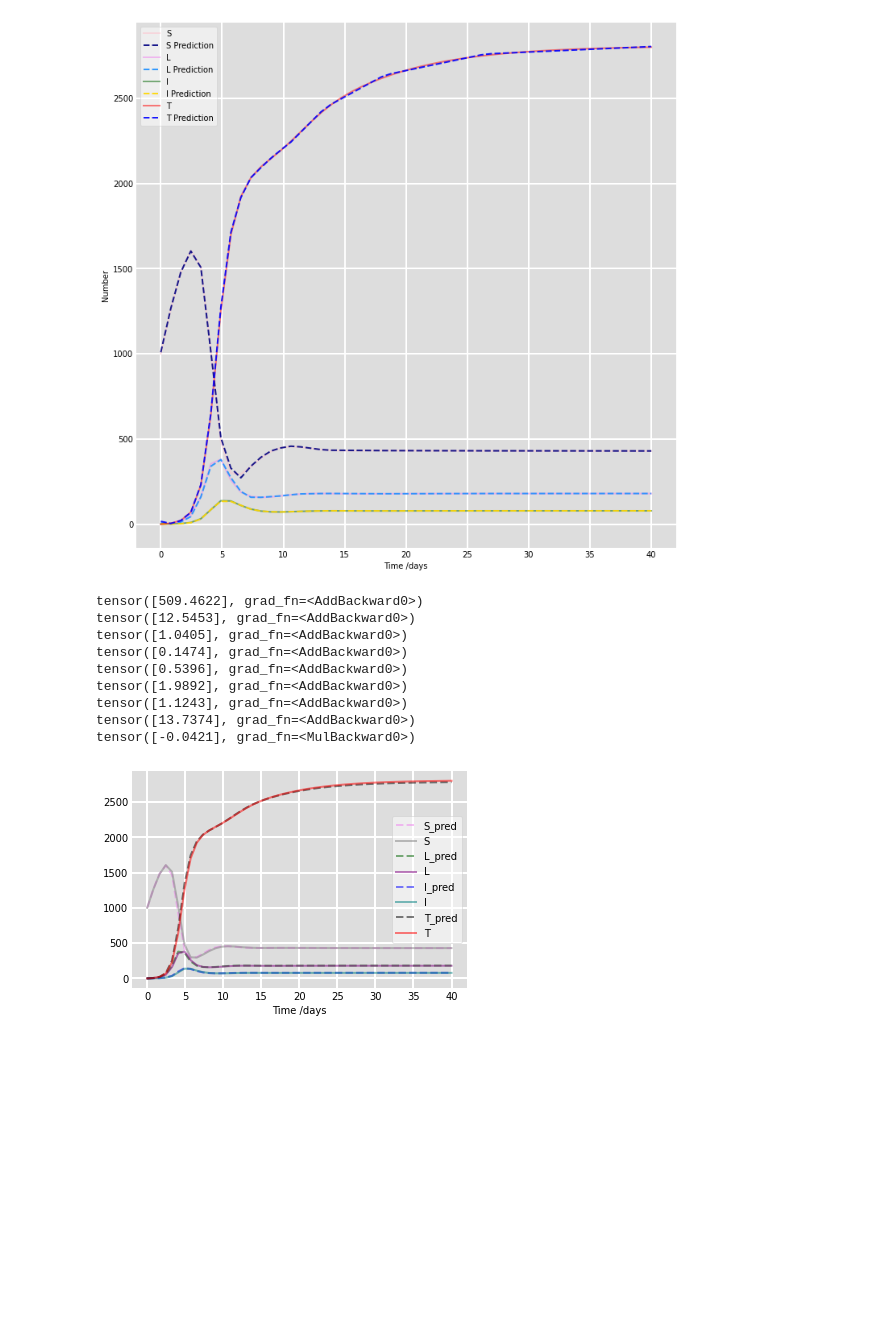
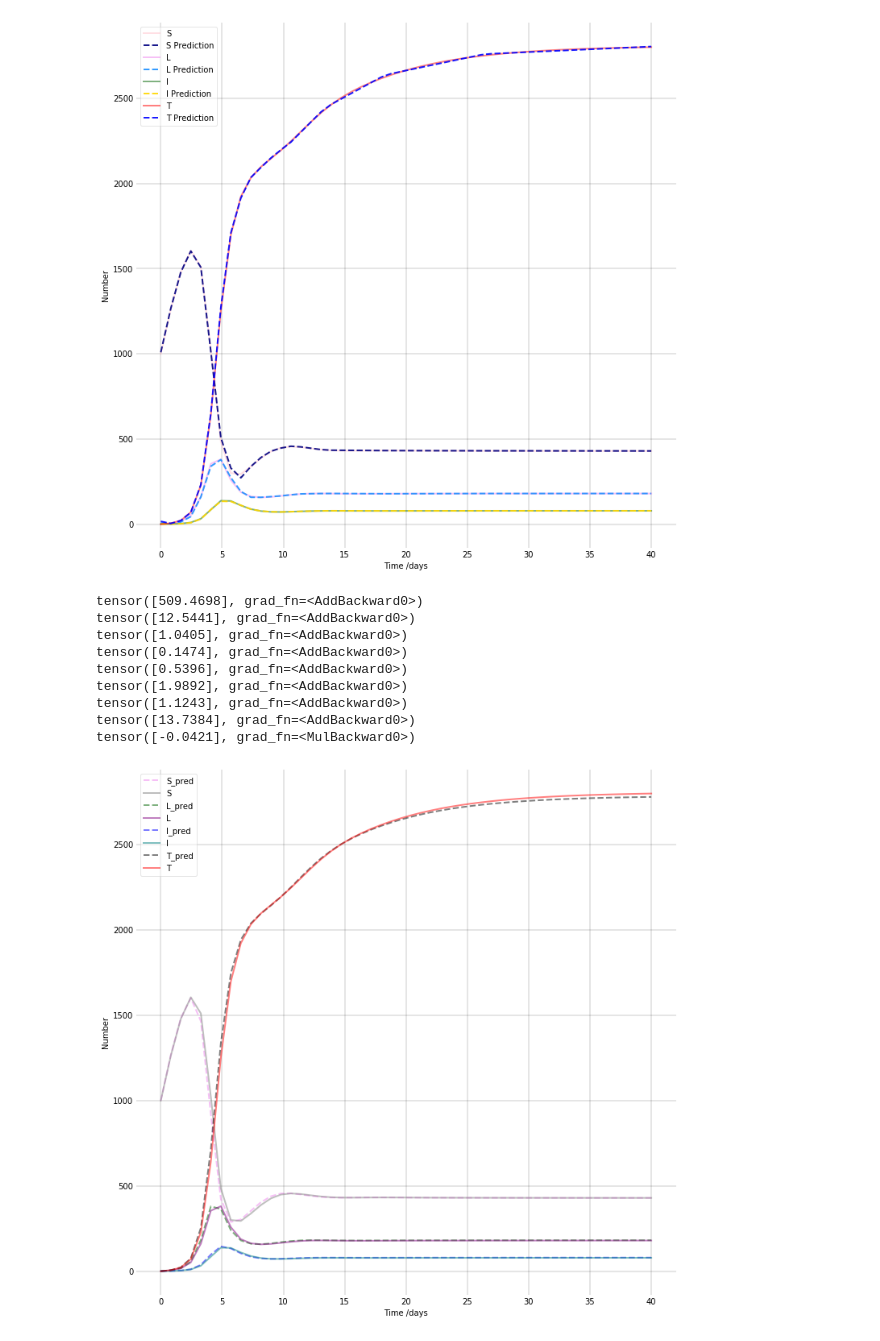
Before and after one commit to Shaier/DINN, a Jupyter notebook: Diseases/tuberculosis/tuberculosis.ipynb, the cells around one changed output. Cells and saved outputs as stored; diff of their text form; code cells hidden in the pictures; blank space fills up the shorter version.

Commit message:
cleaned plots

```diff
--- a/Diseases/tuberculosis/tuberculosis.ipynb
+++ b/Diseases/tuberculosis/tuberculosis.ipynb
@@ -31,7 +31,7 @@ class DINN(nn.Module):
         self.N = torch.tensor(1001)
 
         self.losses = [] #keep the losses
-        self.save = 3 #which file to save to
+        self.save = 2 #which file to save to
 
         #learnable parameters
         self.delta_tilda  = torch.nn.Parameter(torch.rand(1, requires_grad=True)) #torch.tensor(500)
@@ -226,7 +226,7 @@ class DINN(nn.Module):
           print('\nEpoch ', epoch)
 
         #loss + model parameters update
-        if epoch % 4000 == 0:
+        if epoch % 4000 == 9999:
           #checkpoint save every 1000 epochs if the loss is lower
           print('\nSaving model... Loss is: ', loss)
           torch.save({
@@ -270,14 +270,14 @@ scheduler = torch.optim.lr_scheduler.CyclicLR(dinn.optimizer, base_lr=1e-7, max_
 dinn.scheduler = scheduler
 
 try:
-  S_pred_list, L_pred_list, I_pred_list, T_pred_list = dinn.train(10000000) #train
+  S_pred_list, L_pred_list, I_pred_list, T_pred_list = dinn.train(1) #train
 except EOFError:
   if dinn.save == 2:
     dinn.save = 3
-    S_pred_list, L_pred_list, I_pred_list, T_pred_list = dinn.train(10000000) #train
+    S_pred_list, L_pred_list, I_pred_list, T_pred_list = dinn.train(1) #train
   elif dinn.save == 3:
     dinn.save = 2
-    S_pred_list, L_pred_list, I_pred_list, T_pred_list = dinn.train(10000000) #train
+    S_pred_list, L_pred_list, I_pred_list, T_pred_list = dinn.train(1) #train
 # %% [output]
 loading pre-trained model...
 loaded previous loss:  tensor(0.0004, dtype=torch.float64, requires_grad=True)
@@ -303,6 +299,8 @@ Text(0, 0.5, 'Loss')
 # %%
-fig = plt.figure(facecolor='w', figsize=(12,12))
+fig = plt.figure(figsize=(12,12))
+
 ax = fig.add_subplot(111, facecolor='#dddddd', axisbelow=True)
+ax.set_facecolor('xkcd:white')
 
 ax.plot(tuberculosis_data[0], tuberculosis_data[1], 'pink', alpha=0.5, lw=2, label='S')
 ax.plot(tuberculosis_data[0], S_pred_list[0].detach().numpy(), 'navy', alpha=0.9, lw=2, label='S Prediction', linestyle='dashed')
@@ -322,7 +320,7 @@ ax.set_ylabel('Number')
 #ax.set_ylim([-1,50])
 ax.yaxis.set_tick_params(length=0)
 ax.xaxis.set_tick_params(length=0)
-ax.grid(b=True, which='major', c='w', lw=2, ls='-')
+ax.grid(b=True, which='major', c='black', lw=0.2, ls='-')
 legend = ax.legend()
 legend.get_frame().set_alpha(0.5)
 for spine in ('top', 'right', 'bottom', 'left'):
@@ -386,40 +384,44 @@ ret = odeint(deriv, y0, t, args=(N, delta  ,beta ,c ,mu ,k ,r_1 ,r_2 ,beta_prime
 S, L, I, T = ret.T
 
 # Plot the data on two separate curves for S(t), I(t)
-fig = plt.figure(facecolor='w')
+fig = plt.figure(figsize=(12,12))
+
 ax = fig.add_subplot(111, facecolor='#dddddd', axisbelow=True)
+ax.set_facecolor('xkcd:white')
+
 ax.plot(t, S, 'violet', alpha=0.5, lw=2, label='S_pred', linestyle='dashed')
 ax.plot(tuberculosis_data[0], tuberculosis_data[1], 'grey', alpha=0.5, lw=2, label='S')
 
 ax.plot(t, L, 'darkgreen', alpha=0.5, lw=2, label='L_pred', linestyle='dashed')
 ax.plot(tuberculosis_data[0], tuberculosis_data[2], 'purple', alpha=0.5, lw=2, label='L')
 
 ax.plot(t, I, 'blue', alpha=0.5, lw=2, label='I_pred', linestyle='dashed')
 ax.plot(tuberculosis_data[0], tuberculosis_data[3], 'teal', alpha=0.5, lw=2, label='I')
 
 ax.plot(t, T, 'black', alpha=0.5, lw=2, label='T_pred', linestyle='dashed')
 ax.plot(tuberculosis_data[0], tuberculosis_data[4], 'red', alpha=0.5, lw=2, label='T')
 
 ax.set_xlabel('Time /days')
+ax.set_ylabel('Number')
 ax.yaxis.set_tick_params(length=0)
 ax.xaxis.set_tick_params(length=0)
-ax.grid(b=True, which='major', c='w', lw=2, ls='-')
+ax.grid(b=True, which='major', c='black', lw=0.2, ls='-')
 legend = ax.legend()
 legend.get_frame().set_alpha(0.5)
 for spine in ('top', 'right', 'bottom', 'left'):
     ax.spines[spine].set_visible(False)
 plt.show()
 # %% [output]
-tensor([509.4622], grad_fn=<AddBackward0>)
-tensor([12.5453], grad_fn=<AddBackward0>)
+tensor([509.4698], grad_fn=<AddBackward0>)
+tensor([12.5441], grad_fn=<AddBackward0>)
 tensor([1.0405], grad_fn=<AddBackward0>)
 tensor([0.1474], grad_fn=<AddBackward0>)
 tensor([0.5396], grad_fn=<AddBackward0>)
 tensor([1.9892], grad_fn=<AddBackward0>)
 tensor([1.1243], grad_fn=<AddBackward0>)
-tensor([13.7374], grad_fn=<AddBackward0>)
+tensor([13.7384], grad_fn=<AddBackward0>)
 tensor([-0.0421], grad_fn=<MulBackward0>)
-[figure, old version]
+[figure, new version]
 # %%
 #calculate relative MSE loss
 import math
```
Also changed, not shown: parts of 4 cells of this notebook, 10 other files.
